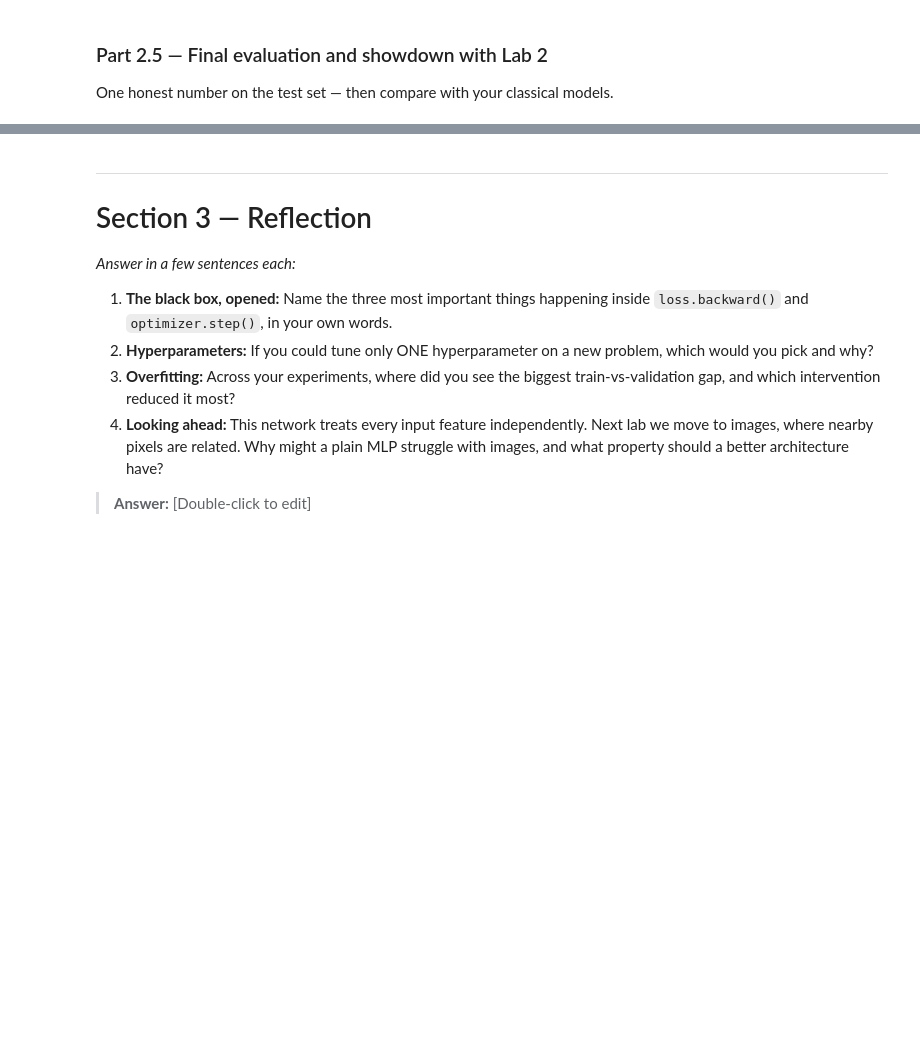
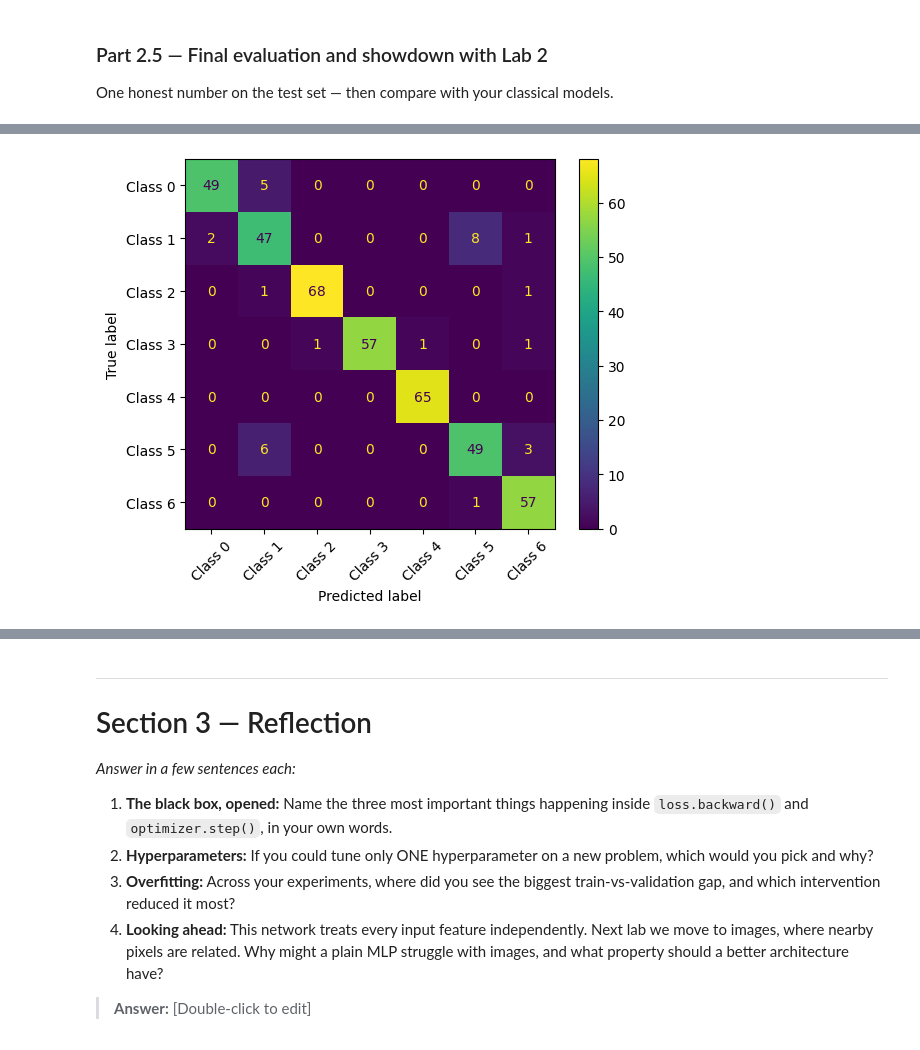
Before and after one commit to Vitalik-Hakim/lab-3, a Jupyter notebook: Lab_3.ipynb, the cells around one changed output, grey strips where cells are left out. Cells and saved outputs as stored; diff of their text form; code cells hidden in the pictures; blank space fills up the shorter version.

```diff
--- a/Lab_3.ipynb
+++ b/Lab_3.ipynb
@@ -875,13 +875,96 @@ Dropout reduced the train validation gap by lowering training accuracy while mai
 One honest number on the test set — then compare with your classical models.
 # %%
 # TODO: Load your best configuration's weights; model.eval().
+from sklearn.metrics import (
+    accuracy_score,
+    f1_score,
+    classification_report,
+    ConfusionMatrixDisplay
+)
+import pandas as pd
+import time
+
+model = FeedForwardNet(
+    input_dim=X_train.shape[1],
+    hidden_sizes=(256, 128, 64),
+    dropout=0.3
+).to(DEVICE)
+
+model.load_state_dict(torch.load("ffn_best.pt"))
+model.eval()
 
 # TODO: Report test ACCURACY and MACRO-F1
 #   from sklearn.metrics import accuracy_score, f1_score, classification_report
+y_true = []
+y_pred = []
 
+start = time.time()
+
+with torch.no_grad():
+    for xb, yb in DataLoader(TensorDataset(X_test, y_test), batch_size=32):
+        xb = xb.to(DEVICE)
+
+        logits = model(xb)
+        preds = logits.argmax(dim=1).cpu()
+
+        y_true.extend(yb.numpy())
+        y_pred.extend(preds.numpy())
+
+test_time = time.time() - start
+
+test_acc = accuracy_score(y_true, y_pred)
+test_f1 = f1_score(y_true, y_pred, average="macro")
+
+print("Test Accuracy:", test_acc)
+print("Macro F1:", test_f1)
+print(classification_report(y_true, y_pred))
 # TODO: Confusion matrix for the test set with the 7 class names
 #   from sklearn.metrics import ConfusionMatrixDisplay
+class_names = [
+    "Class 0",
+    "Class 1",
+    "Class 2",
+    "Class 3",
+    "Class 4",
+    "Class 5",
+    "Class 6"
+]
 
+ConfusionMatrixDisplay.from_predictions(
+    y_true,
+    y_pred,
+    display_labels=class_names,
+    xticks_rotation=45
+)
+
+plt.show()
 # TODO: Build a small comparison table (a pandas DataFrame is fine):
 #   rows = [your best Lab 2 classifier, this neural network]
 #   cols = [test accuracy, test macro-F1, training time, number of parameters/trees]
+num_params = sum(p.numel() for p in model.parameters())
+
+comparison = pd.DataFrame({
+    "Model": [
+        "Best Lab 2 Classifier",
+        "Neural Network"
+    ],
+    "Test Accuracy": [
+        "...",
+        test_acc
+    ],
+    "Macro F1": [
+        "...",
+        test_f1
+    ],
+    "Training Time": [
+        "...",
+        f"{test_time:.2f} s"
+    ],
+    "Parameters/Trees": [
+        "...",
+        num_params
+    ]
+})
+
+comparison
+# %% [output]
@@ -887,0 +986 @@ One honest number on the test set — then compare with your classical models.
+[figure, added]
```
Also changed, not shown: parts of 2 cells of this notebook.
